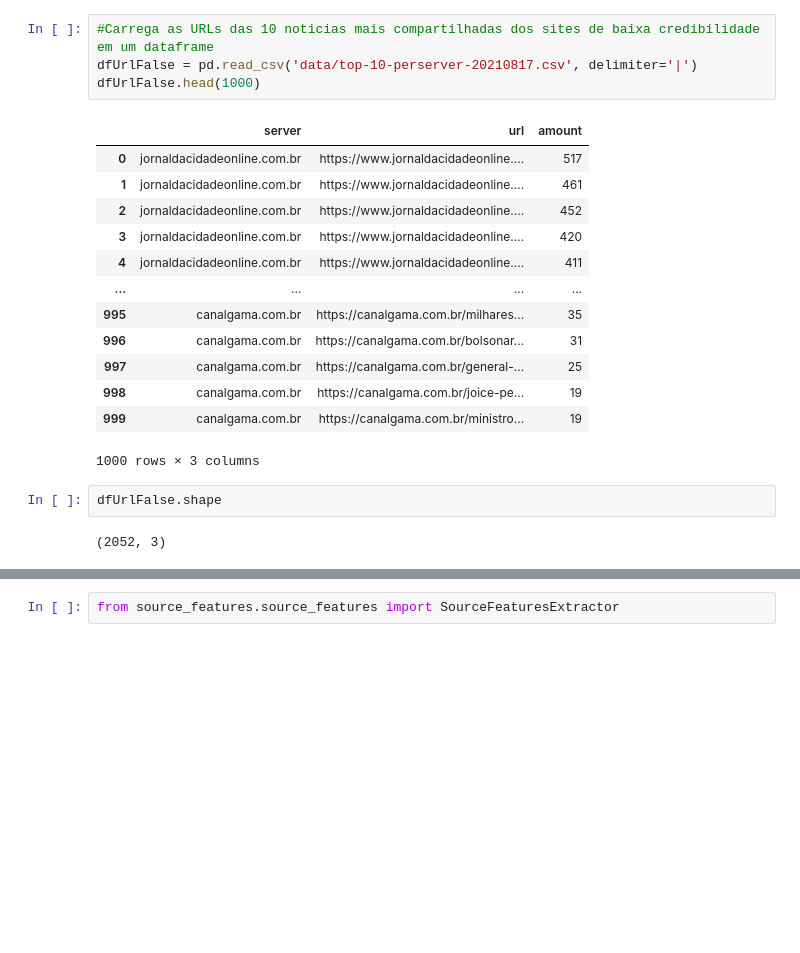
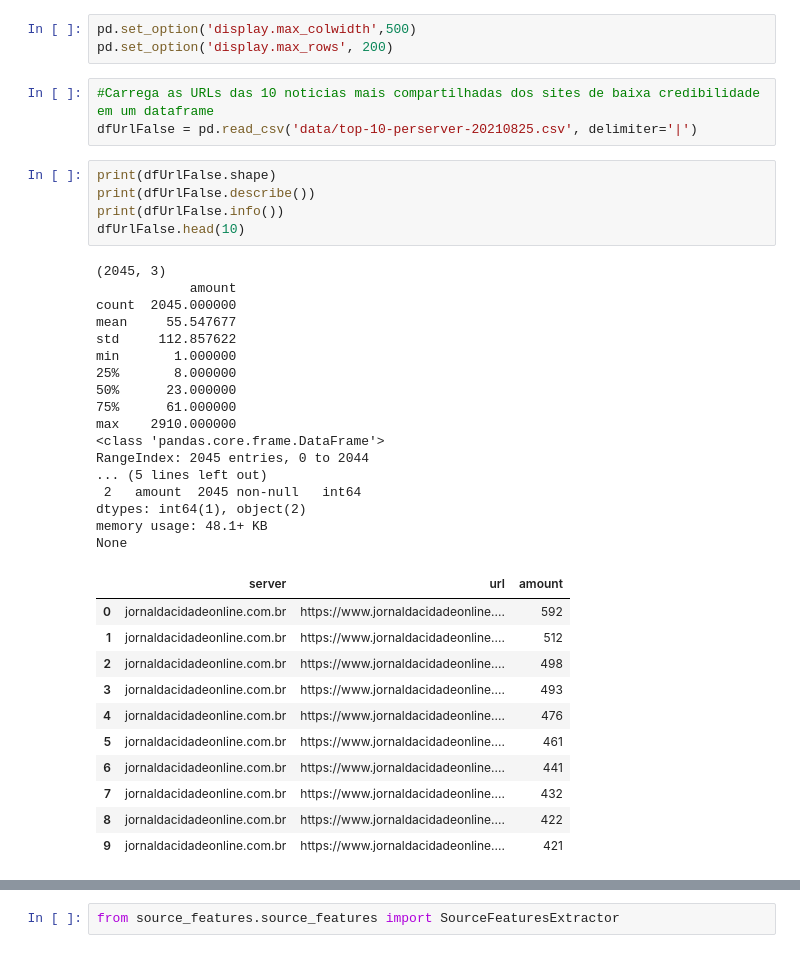
Before and after one commit to joaomcouto/E02_features, a Jupyter notebook: generateSourceFeatures.ipynb, the cells around one changed output, grey strips where cells are left out. Drawn from its saved outputs; the diff is of its cells as text; blank space fills up the shorter version.

```diff
--- a/generateSourceFeatures.ipynb
+++ b/generateSourceFeatures.ipynb
@@ -52,25 +51,43 @@ url2title.csv                                 100%  407MB   5.6MB/s   01:13
+# %%
+pd.set_option('display.max_colwidth',500)
+pd.set_option('display.max_rows', 200)
 # %%
 #Carrega as URLs das 10 noticias mais compartilhadas dos sites de baixa credibilidade em um dataframe
-dfUrlFalse = pd.read_csv('data/top-10-perserver-20210817.csv', delimiter='|')
-dfUrlFalse.head(1000)
+dfUrlFalse = pd.read_csv('data/top-10-perserver-20210825.csv', delimiter='|')
-# %% [output]
-|  | server | url | amount |
-| 0 | jornaldacidadeonline.com.br | https://www.jornaldacidadeonline.... | 517 |
-| 1 | jornaldacidadeonline.com.br | https://www.jornaldacidadeonline.... | 461 |
-| 2 | jornaldacidadeonline.com.br | https://www.jornaldacidadeonline.... | 452 |
-| 3 | jornaldacidadeonline.com.br | https://www.jornaldacidadeonline.... | 420 |
-| 4 | jornaldacidadeonline.com.br | https://www.jornaldacidadeonline.... | 411 |
-| ... | ... | ... | ... |
-| 995 | canalgama.com.br | https://canalgama.com.br/milhares... | 35 |
-| 996 | canalgama.com.br | https://canalgama.com.br/bolsonar... | 31 |
-| 997 | canalgama.com.br | https://canalgama.com.br/general-... | 25 |
-| 998 | canalgama.com.br | https://canalgama.com.br/joice-pe... | 19 |
-| 999 | canalgama.com.br | https://canalgama.com.br/ministro... | 19 |
-1000 rows × 3 columns
-# %%
-dfUrlFalse.shape
-# %% [output]
-(2052, 3)
+# %%
+print(dfUrlFalse.shape)
+print(dfUrlFalse.describe())
+print(dfUrlFalse.info())
+dfUrlFalse.head(10)
+# %% [output]
+(2045, 3)
+            amount
+count  2045.000000
+mean     55.547677
+std     112.857622
+min       1.000000
+25%       8.000000
+50%      23.000000
+75%      61.000000
+max    2910.000000
+<class 'pandas.core.frame.DataFrame'>
+RangeIndex: 2045 entries, 0 to 2044
+... (5 lines left out)
+ 2   amount  2045 non-null   int64
+dtypes: int64(1), object(2)
+memory usage: 48.1+ KB
+None
+|  | server | url | amount |
+| 0 | jornaldacidadeonline.com.br | https://www.jornaldacidadeonline.... | 592 |
+| 1 | jornaldacidadeonline.com.br | https://www.jornaldacidadeonline.... | 512 |
+| 2 | jornaldacidadeonline.com.br | https://www.jornaldacidadeonline.... | 498 |
+| 3 | jornaldacidadeonline.com.br | https://www.jornaldacidadeonline.... | 493 |
+| 4 | jornaldacidadeonline.com.br | https://www.jornaldacidadeonline.... | 476 |
+| 5 | jornaldacidadeonline.com.br | https://www.jornaldacidadeonline.... | 461 |
+| 6 | jornaldacidadeonline.com.br | https://www.jornaldacidadeonline.... | 441 |
+| 7 | jornaldacidadeonline.com.br | https://www.jornaldacidadeonline.... | 432 |
+| 8 | jornaldacidadeonline.com.br | https://www.jornaldacidadeonline.... | 422 |
+| 9 | jornaldacidadeonline.com.br | https://www.jornaldacidadeonline.... | 421 |
 # %%
 #Carrega e pre-processa os dominios de alta credibilidade COMO LISTADO na anj https://www.anj.org.br/associados/)
 #O pre-processamento consiste em:
```
Also changed, not shown: parts of 40 cells of this notebook, 2 other files.
